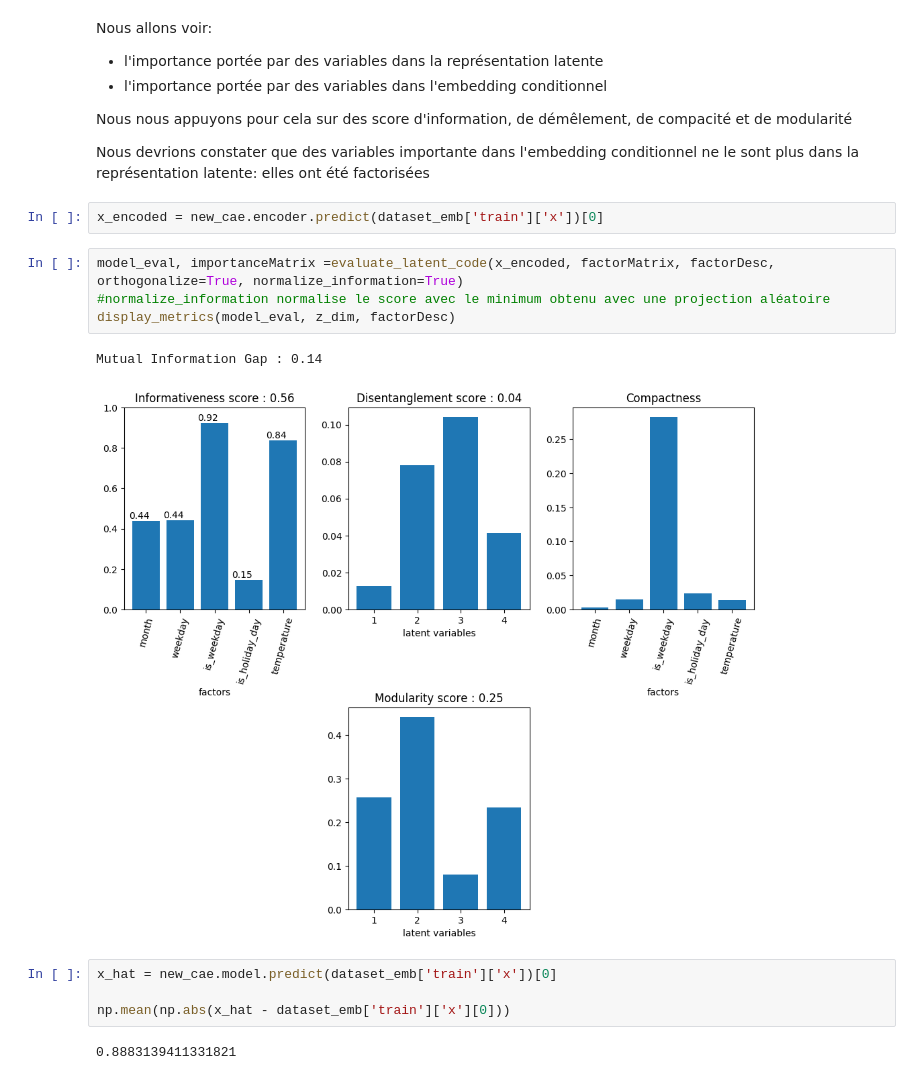
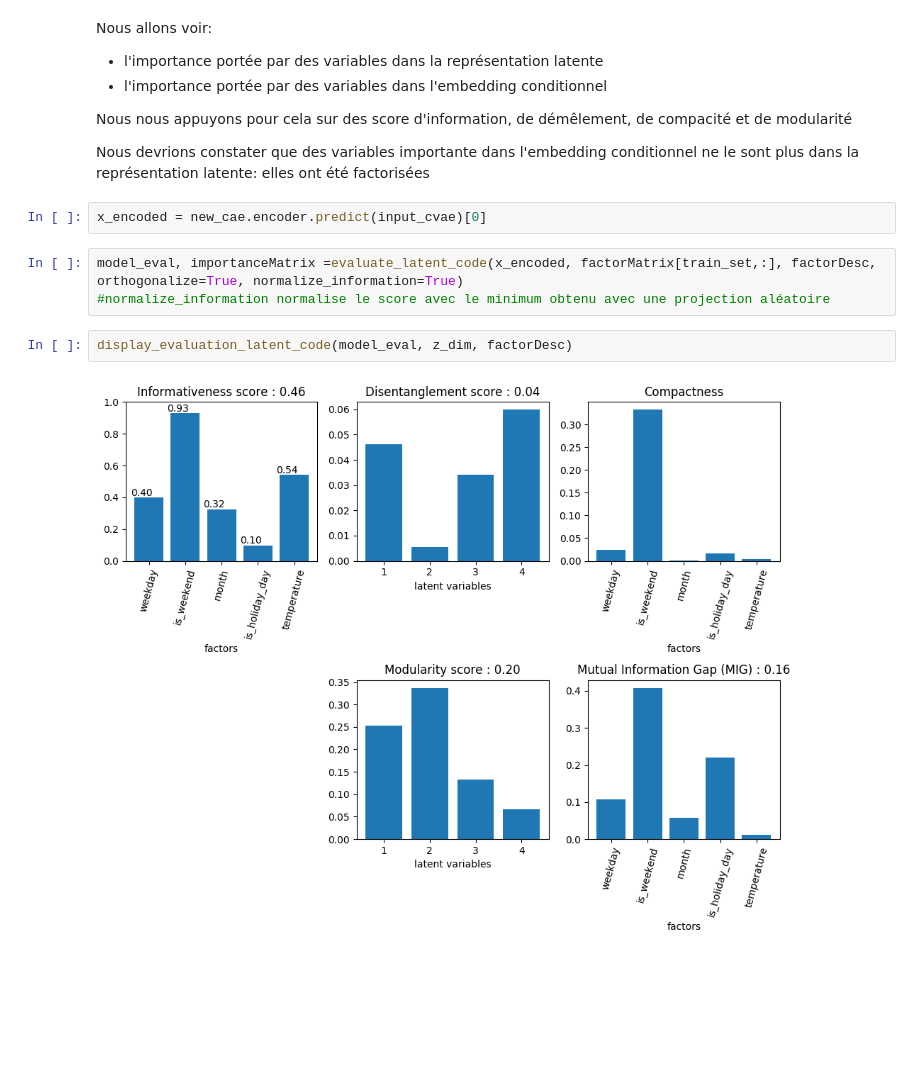
Before and after one commit to GoubetClem/VAE, a Jupyter notebook: 1-Train_a_CVAE.ipynb, the cells around one changed output. Drawn from its saved outputs; the diff is of its cells as text; blank space fills up the shorter version.

```diff
--- a/1-Train_a_CVAE.ipynb
+++ b/1-Train_a_CVAE.ipynb
@@ -549,17 +453,11 @@ Nous nous appuyons pour cela sur des score d'information, de démêlement, de co
 
 Nous devrions constater que des variables importante dans l'embedding conditionnel ne le sont plus dans la représentation latente: elles ont été factorisées
 # %%
-x_encoded = new_cae.encoder.predict(dataset_emb['train']['x'])[0]
+x_encoded = new_cae.encoder.predict(input_cvae)[0]
 # %%
-model_eval, importanceMatrix =evaluate_latent_code(x_encoded, factorMatrix, factorDesc, orthogonalize=True, normalize_information=True)
+model_eval, importanceMatrix =evaluate_latent_code(x_encoded, factorMatrix[train_set,:], factorDesc, orthogonalize=True, normalize_information=True)
 #normalize_information normalise le score avec le minimum obtenu avec une projection aléatoire
-display_metrics(model_eval, z_dim, factorDesc)
-# %% [output]
-Mutual Information Gap : 0.14
-[figure, removed]
-# %%
-x_hat = new_cae.model.predict(dataset_emb['train']['x'])[0]
-
-np.mean(np.abs(x_hat - dataset_emb['train']['x'][0]))
-# %% [output]
-0.8883139411331821
+# %%
+display_evaluation_latent_code(model_eval, z_dim, factorDesc)
+# %% [output]
+[figure, added]
```
Also changed, not shown: parts of 36 cells of this notebook, 2 other files.
